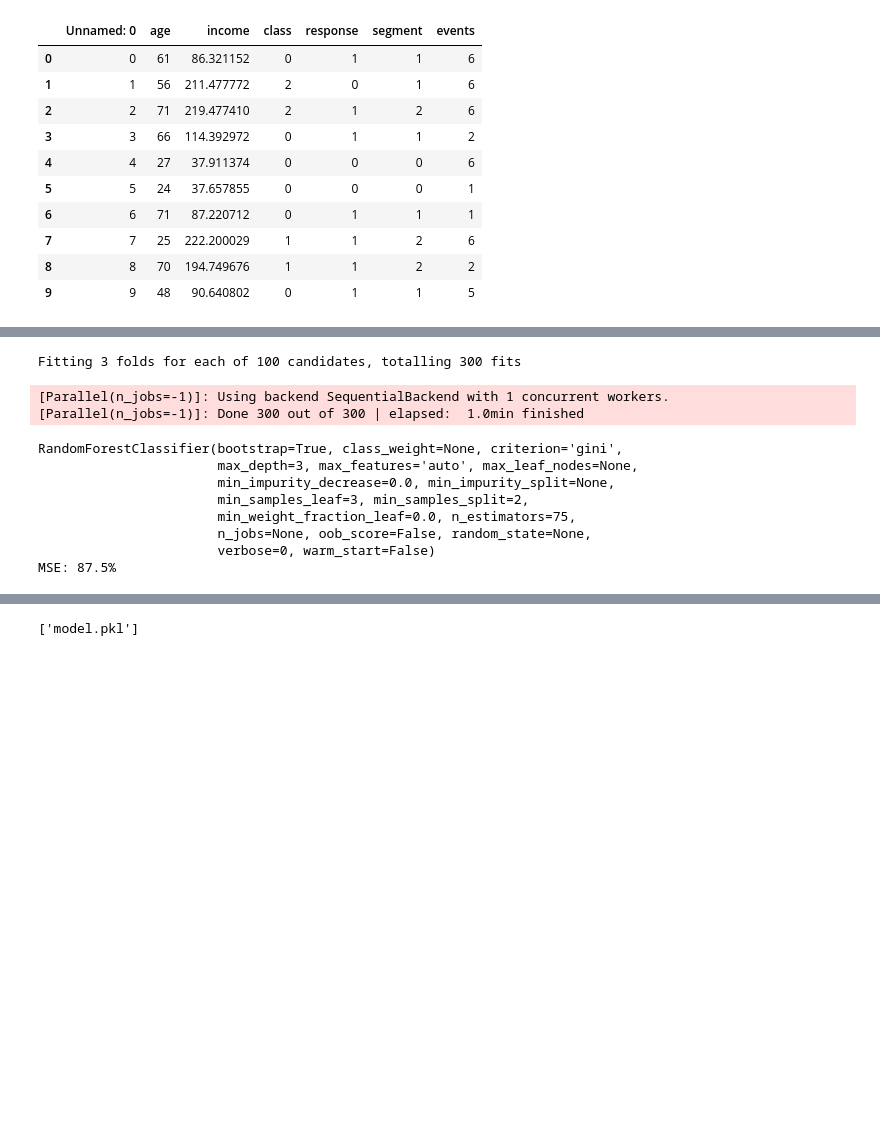
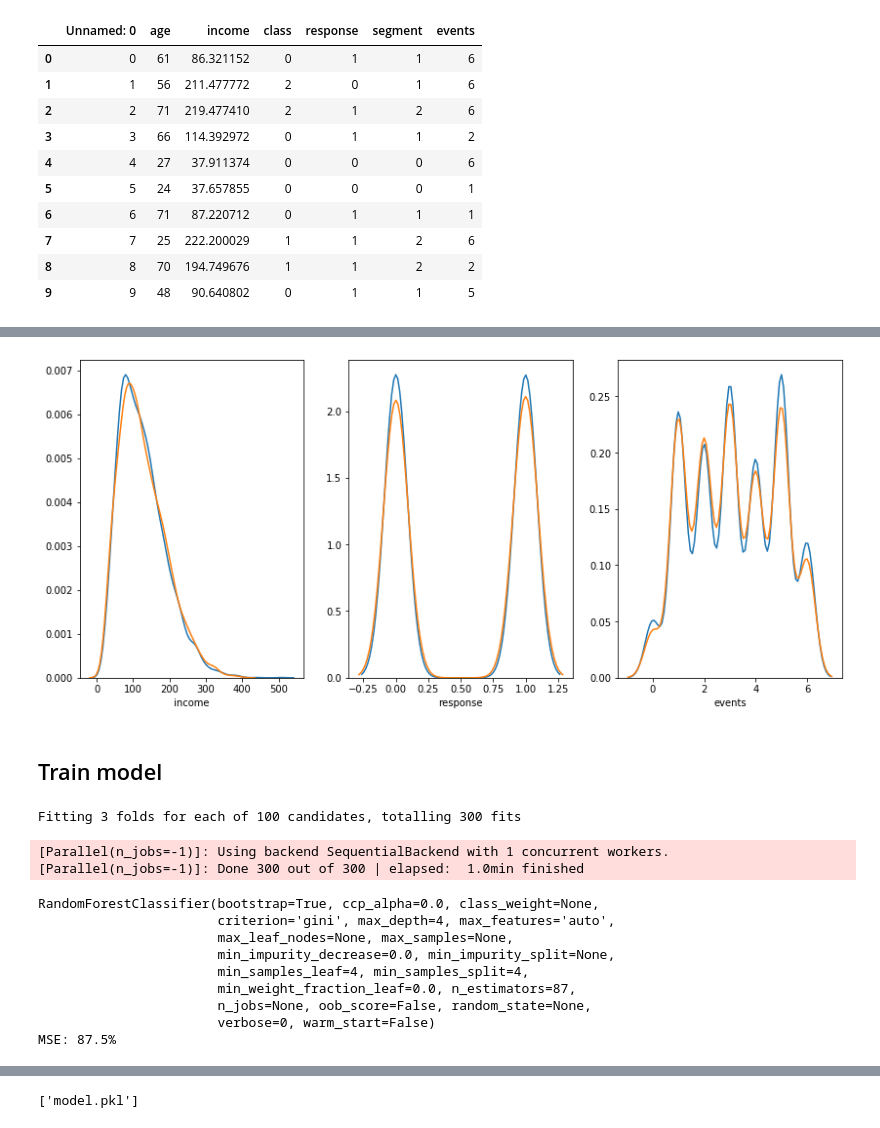
Before and after one commit to ruivieira/ceh-odh, a Jupyter notebook: notebooks/model.ipynb, the cells around one changed output, grey strips where cells are left out. Cells and saved outputs as stored; diff of their text form; code cells hidden in the pictures; blank space fills up the shorter version.

```diff
--- a/notebooks/model.ipynb
+++ b/notebooks/model.ipynb
@@ -67,6 +97,19 @@ inputs = df[['income', 'response', 'events']]
 # %%
 # split dataset
 X_train, X_test, y_train, y_test = train_test_split(inputs, outputs, test_size=0.4, random_state=23)
+# %%
+fig, ax =plt.subplots(1,3)
+sns.distplot(X_train['income'], hist=False, ax=ax[0])
+sns.distplot(X_test['income'], hist=False, ax=ax[0])
+sns.distplot(X_train['response'], hist=False, ax=ax[1])
+sns.distplot(X_test['response'], hist=False, ax=ax[1])
+sns.distplot(X_train['events'], hist=False, ax=ax[2])
+sns.distplot(X_test['events'], hist=False, ax=ax[2])
+fig.show()
+# %% [output]
+[figure, added]
+# %% [markdown]
+## Train model
 # %%
 from sklearn_pandas import DataFrameMapper
 
@@ -115,5 +158,5 @@ def RF_estimation(inputs, outputs,
 # %%
-rf = RF_estimation(X_train, y_train, estimator_steps=5, depth_steps=5)
+search, rf = RF_estimation(X_train, y_train, estimator_steps=5, depth_steps=5)
 random_forest_pipeline = build_RF_pipeline(X_train, y_train, rf)
 
 rf_predictions = random_forest_pipeline.predict(X_test)
@@ -122,11 +165,12 @@ print(f"MSE: {random_forest_pipeline.score(X_test, y_test)*100}%")
 Fitting 3 folds for each of 100 candidates, totalling 300 fits
 [Parallel(n_jobs=-1)]: Using backend SequentialBackend with 1 concurrent workers.
 [Parallel(n_jobs=-1)]: Done 300 out of 300 | elapsed:  1.0min finished
-RandomForestClassifier(bootstrap=True, class_weight=None, criterion='gini',
-                       max_depth=3, max_features='auto', max_leaf_nodes=None,
+RandomForestClassifier(bootstrap=True, ccp_alpha=0.0, class_weight=None,
+                       criterion='gini', max_depth=4, max_features='auto',
+                       max_leaf_nodes=None, max_samples=None,
                        min_impurity_decrease=0.0, min_impurity_split=None,
-                       min_samples_leaf=3, min_samples_split=2,
-                       min_weight_fraction_leaf=0.0, n_estimators=75,
+                       min_samples_leaf=4, min_samples_split=4,
+                       min_weight_fraction_leaf=0.0, n_estimators=87,
                        n_jobs=None, oob_score=False, random_state=None,
                        verbose=0, warm_start=False)
 MSE: 87.5%
```
Also changed, not shown: parts of 13 cells of this notebook, 2 other files.
